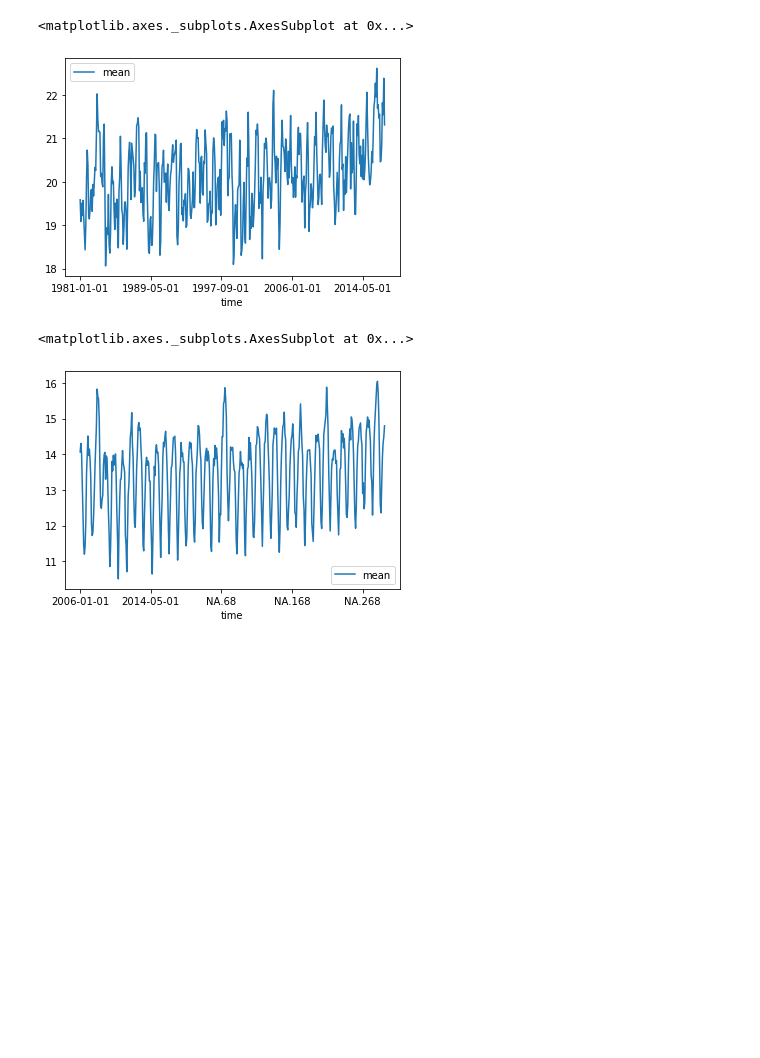
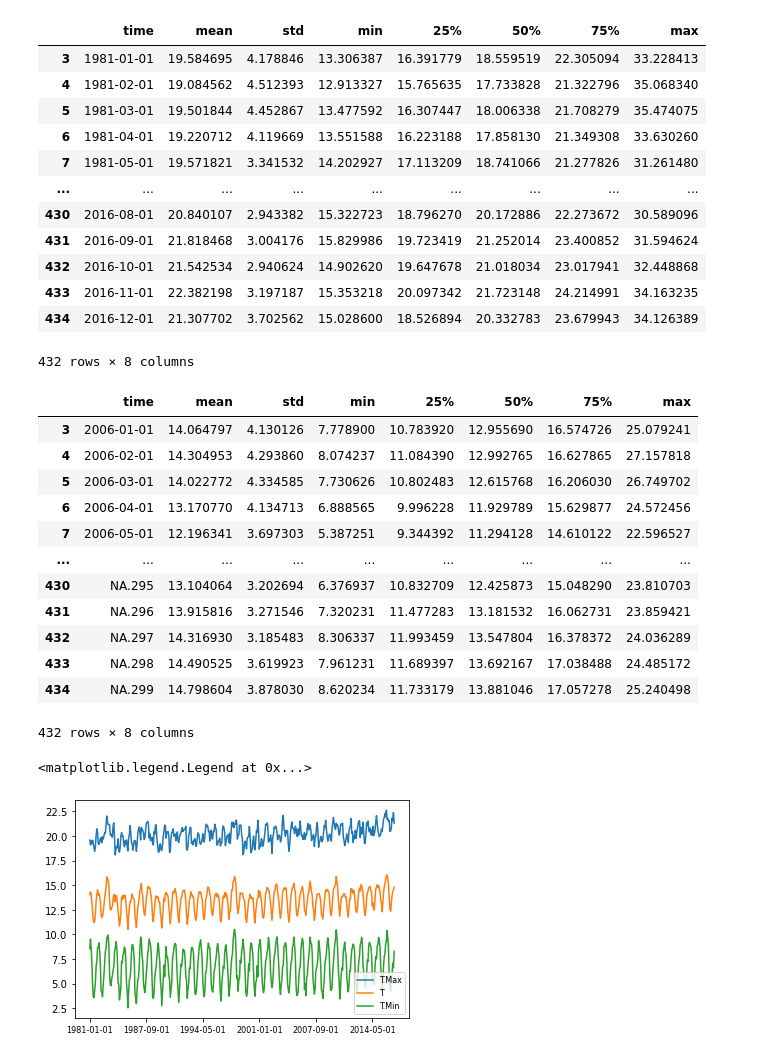
Before and after one commit to AoiToori/dat, a Jupyter notebook: trat.ipynb, the cells around one changed output. Drawn from its saved outputs; the diff is of its cells as text; code cells hidden in the pictures; blank space fills up the shorter version.

```diff
--- a/trat.ipynb
+++ b/trat.ipynb
@@ -5,4 +7,5 @@ import plotnine as p9
 # %%
-tmin_ay=pd.read_csv('hist_tmin_mensual_ayac.csv',index_col=None)
-tmax_ay=pd.read_csv('hist_tmax_mensual_ayac.csv',index_col=None)
-t_ay=pd.read_csv('hist_temp_mensual_ayac.csv',index_col=None)
+tmin_ay=pd.read_csv('https://raw.githubusercontent.com/AoiToori/dat/master/hist_tmin_mensual_ayac.csv',index_col=None)
+tmax_ay=pd.read_csv('https://raw.githubusercontent.com/AoiToori/dat/master/hist_tmax_mensual_ayac.csv',index_col=None)
+t_ay=pd.read_csv('https://raw.githubusercontent.com/AoiToori/dat/master/hist_temp_mensual_ayac.csv',index_col=None)
+tmin_ay
@@ -9,6 +26,6 @@ t_ay=pd.read_csv('hist_temp_mensual_ayac.csv',index_col=None)
 # %%
 tmid_ay=tmin_ay.describe().T
-tmid_ay=pd.DataFrame(tmid_ay)
 tmid_ay = tmid_ay.rename_axis('time').reset_index()
-tmid_ay.drop([0,1,2],axis=0).drop(['count'],axis=1).plot(x='time', y='mean')
+tmid_ay=tmid_ay.drop([0,1,2],axis=0).drop(['count'],axis=1)
+tmid_ay
 # %% [output]
@@ -17,16 +45,50 @@ tmid_ay.drop([0,1,2],axis=0).drop(['count'],axis=1).plot(x='time', y='mean')
 # %%
 tmad_ay=tmax_ay.describe().T
-tmad_ay=pd.DataFrame(tmad_ay)
-tmxd_ay = tmad_ay.rename_axis('time').reset_index()
-tmxd_ay.drop([0,1,2],axis=0).drop(['count'],axis=1).plot(x='time', y='mean')
+tmad_ay = tmad_ay.rename_axis('time').reset_index()
+tmad_ay=tmad_ay.drop([0,1,2],axis=0).drop(['count'],axis=1)
+tmad_ay
 # %% [output]
+|  | time | mean | std | min | 25% | 50% | 75% | max |
+| 3 | 1981-01-01 | 19.584695 | 4.178846 | 13.306387 | 16.391779 | 18.559519 | 22.305094 | 33.228413 |
+| 4 | 1981-02-01 | 19.084562 | 4.512393 | 12.913327 | 15.765635 | 17.733828 | 21.322796 | 35.068340 |
+| 5 | 1981-03-01 | 19.501844 | 4.452867 | 13.477592 | 16.307447 | 18.006338 | 21.708279 | 35.474075 |
+| 6 | 1981-04-01 | 19.220712 | 4.119669 | 13.551588 | 16.223188 | 17.858130 | 21.349308 | 33.630260 |
+| 7 | 1981-05-01 | 19.571821 | 3.341532 | 14.202927 | 17.113209 | 18.741066 | 21.277826 | 31.261480 |
+| ... | ... | ... | ... | ... | ... | ... | ... | ... |
+| 430 | 2016-08-01 | 20.840107 | 2.943382 | 15.322723 | 18.796270 | 20.172886 | 22.273672 | 30.589096 |
+| 431 | 2016-09-01 | 21.818468 | 3.004176 | 15.829986 | 19.723419 | 21.252014 | 23.400852 | 31.594624 |
+| 432 | 2016-10-01 | 21.542534 | 2.940624 | 14.902620 | 19.647678 | 21.018034 | 23.017941 | 32.448868 |
+| 433 | 2016-11-01 | 22.382198 | 3.197187 | 15.353218 | 20.097342 | 21.723148 | 24.214991 | 34.163235 |
+| 434 | 2016-12-01 | 21.307702 | 3.702562 | 15.028600 | 18.526894 | 20.332783 | 23.679943 | 34.126389 |
-<matplotlib.axes._subplots.AxesSubplot at 0x...>
+432 rows × 8 columns
-[figure, removed]
 # %%
 td_ay=t_ay.describe().T
-td_ay=pd.DataFrame(td_ay)
 td_ay = td_ay.rename_axis('time').reset_index()
-td_ay.drop([0,1,2],axis=0).drop(['count'],axis=1).plot(x='time', y='mean')
+td_ay =td_ay.drop([0,1,2],axis=0).drop(['count'],axis=1)
+td_ay
 # %% [output]
+|  | time | mean | std | min | 25% | 50% | 75% | max |
+| 3 | 2006-01-01 | 14.064797 | 4.130126 | 7.778900 | 10.783920 | 12.955690 | 16.574726 | 25.079241 |
+| 4 | 2006-02-01 | 14.304953 | 4.293860 | 8.074237 | 11.084390 | 12.992765 | 16.627865 | 27.157818 |
+| 5 | 2006-03-01 | 14.022772 | 4.334585 | 7.730626 | 10.802483 | 12.615768 | 16.206030 | 26.749702 |
+| 6 | 2006-04-01 | 13.170770 | 4.134713 | 6.888565 | 9.996228 | 11.929789 | 15.629877 | 24.572456 |
+| 7 | 2006-05-01 | 12.196341 | 3.697303 | 5.387251 | 9.344392 | 11.294128 | 14.610122 | 22.596527 |
+| ... | ... | ... | ... | ... | ... | ... | ... | ... |
+| 430 | NA.295 | 13.104064 | 3.202694 | 6.376937 | 10.832709 | 12.425873 | 15.048290 | 23.810703 |
+| 431 | NA.296 | 13.915816 | 3.271546 | 7.320231 | 11.477283 | 13.181532 | 16.062731 | 23.859421 |
+| 432 | NA.297 | 14.316930 | 3.185483 | 8.306337 | 11.993459 | 13.547804 | 16.378372 | 24.036289 |
+| 433 | NA.298 | 14.490525 | 3.619923 | 7.961231 | 11.689397 | 13.692167 | 17.038488 | 24.485172 |
+| 434 | NA.299 | 14.798604 | 3.878030 | 8.620234 | 11.733179 | 13.881046 | 17.057278 | 25.240498 |
-<matplotlib.axes._subplots.AxesSubplot at 0x...>
+432 rows × 8 columns
-[figure, removed]
+# %%
+x=tmid_ay['time']
+y3=td_ay['mean']
+y1=tmad_ay['mean']
+y2=tmid_ay['mean']
+fig, ax=plt.subplots()
+ax.plot(x,y1,x,y3,x,y2)
+plt.xticks(np.arange(0, 432, step=80),fontsize=8)
+plt.legend(["T.Max","T","T.Min"],fontsize=8)
+# %% [output]
+<matplotlib.legend.Legend at 0x...>
+[figure, added]
```
Also changed, not shown: parts of 12 cells of this notebook.
